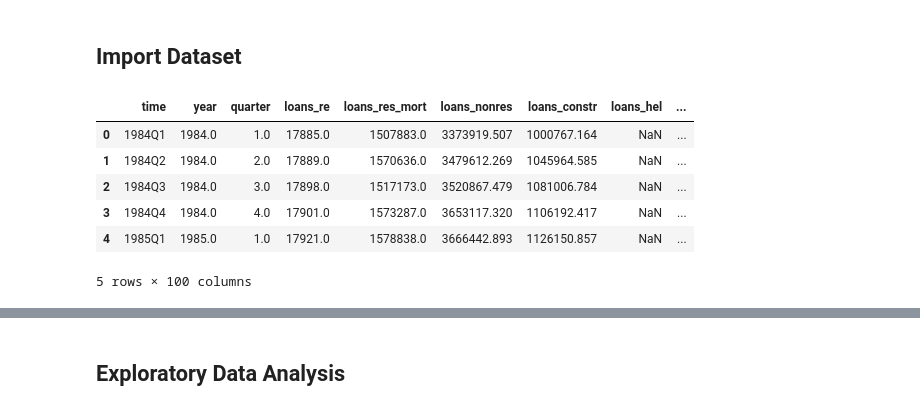
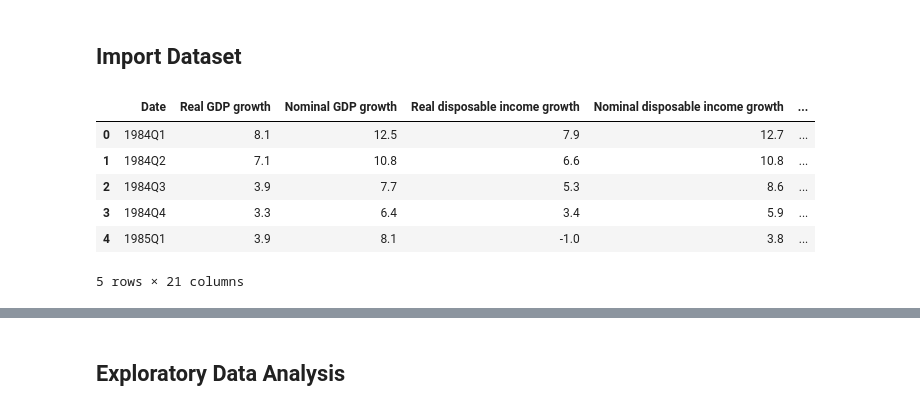
Before and after one commit to chinglung880218/Forecasting-Deposit-via-SARIMAX, a Jupyter notebook: SARIMAX_Ching-Lung.ipynb, the cells around one changed output, grey strips where cells are left out. Saved outputs shown, nothing was run; the diff lists cells and outputs as text; code cells hidden in the pictures.

```diff
--- a/SARIMAX_Ching-Lung.ipynb
+++ b/SARIMAX_Ching-Lung.ipynb
@@ -13,13 +13,17 @@ from datetime import datetime, timedelta
 ## Import Dataset
 # %%
 # Load the .dta file into a DataFrame
-df = pd.read_stata("/home/jovyan/work/deposit-prediction/cleaned_data/data2.dta")
+df = pd.read_csv("/home/jovyan/work/deposit-prediction/cleaned_data/data_clean.csv")
 df.head(5)
+
+# Load the .dta file into a DataFrame
+# df = pd.read_stata("/home/jovyan/work/deposit-prediction/cleaned_data/data2.dta")
+# df.head(5)
 # %% [output]
-|  | time | year | quarter | loans_re | loans_res_mort | loans_nonres | loans_constr | loans_hel | ... |
-| 0 | 1984Q1 | 1984.0 | 1.0 | 17885.0 | 1507883.0 | 3373919.507 | 1000767.164 | NaN | ... |
-| 1 | 1984Q2 | 1984.0 | 2.0 | 17889.0 | 1570636.0 | 3479612.269 | 1045964.585 | NaN | ... |
-| 2 | 1984Q3 | 1984.0 | 3.0 | 17898.0 | 1517173.0 | 3520867.479 | 1081006.784 | NaN | ... |
-| 3 | 1984Q4 | 1984.0 | 4.0 | 17901.0 | 1573287.0 | 3653117.320 | 1106192.417 | NaN | ... |
-| 4 | 1985Q1 | 1985.0 | 1.0 | 17921.0 | 1578838.0 | 3666442.893 | 1126150.857 | NaN | ... |
+|  | Date | Real GDP growth | Nominal GDP growth | Real disposable income growth | Nominal disposable income growth | ... |
+| 0 | 1984Q1 | 8.1 | 12.5 | 7.9 | 12.7 | ... |
+| 1 | 1984Q2 | 7.1 | 10.8 | 6.6 | 10.8 | ... |
+| 2 | 1984Q3 | 3.9 | 7.7 | 5.3 | 8.6 | ... |
+| 3 | 1984Q4 | 3.3 | 6.4 | 3.4 | 5.9 | ... |
+| 4 | 1985Q1 | 3.9 | 8.1 | -1.0 | 3.8 | ... |
-5 rows × 100 columns
+5 rows × 21 columns
```
Also changed, not shown: parts of 19 cells of this notebook.
